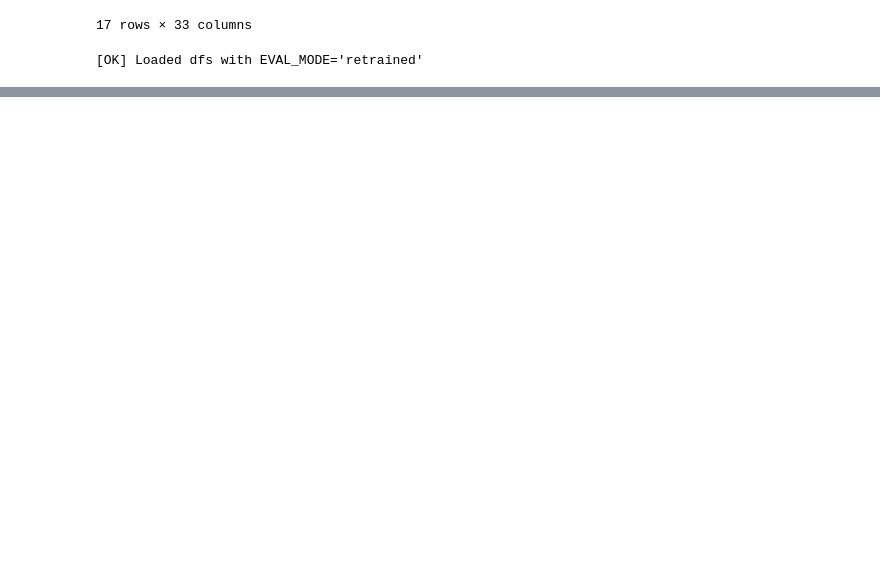
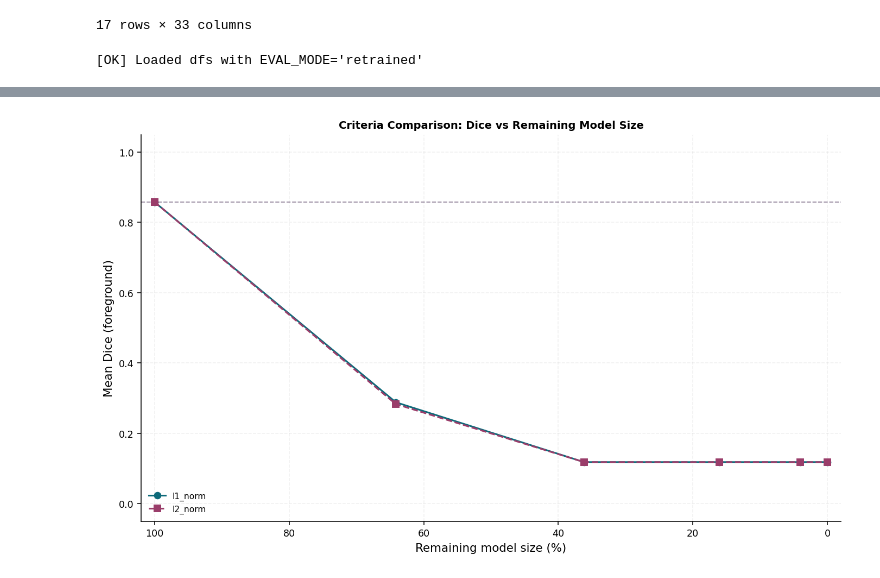
Before and after one commit to TijmenToxopeus/basic_UNet, a Jupyter notebook: src/notebooks/metrics_plots.ipynb, the cells around one changed output, grey strips where cells are left out. Drawn from its saved outputs; the diff is of its cells as text; code cells hidden in the pictures; blank space fills up the shorter version.

```diff
--- a/src/notebooks/metrics_plots.ipynb
+++ b/src/notebooks/metrics_plots.ipynb
@@ -796,0 +1146,42 @@ plot_experiment_dfs(
+# %%
+# Dice plot for criteria_dfs (same style as cell 2)
+
+if "criteria_dfs" not in globals():
+    raise NameError("criteria_dfs is not defined. Create it first, then run this cell.")
+
+
+def _flatten_criteria_dfs(obj):
+    """
+    Accepts either:
+      - {label: DataFrame}
+      - {group: {label: DataFrame}}
+    and returns {flat_label: DataFrame}.
+    """
+    flat = {}
+
+    if not isinstance(obj, dict):
+        raise TypeError("criteria_dfs must be a dict.")
+
+    for k, v in obj.items():
+        if isinstance(v, pd.DataFrame):
+            flat[str(k)] = v
+        elif isinstance(v, dict):
+            for k2, v2 in v.items():
+                if isinstance(v2, pd.DataFrame):
+                    flat[f"{k} — {k2}"] = v2
+
+    if not flat:
+        raise ValueError("No DataFrames found inside criteria_dfs.")
+
+    return flat
+
+
+criteria_plot_dfs = _flatten_criteria_dfs(criteria_dfs)
+
+plot_experiment_dfs(
+    criteria_plot_dfs,
+    include_baseline_point=True,
+    title="Criteria Comparison: Dice vs Remaining Model Size",
+)
+# %% [output]
+[figure, added]
```
Also changed, not shown: parts of 7 cells of this notebook, 22 other files.
